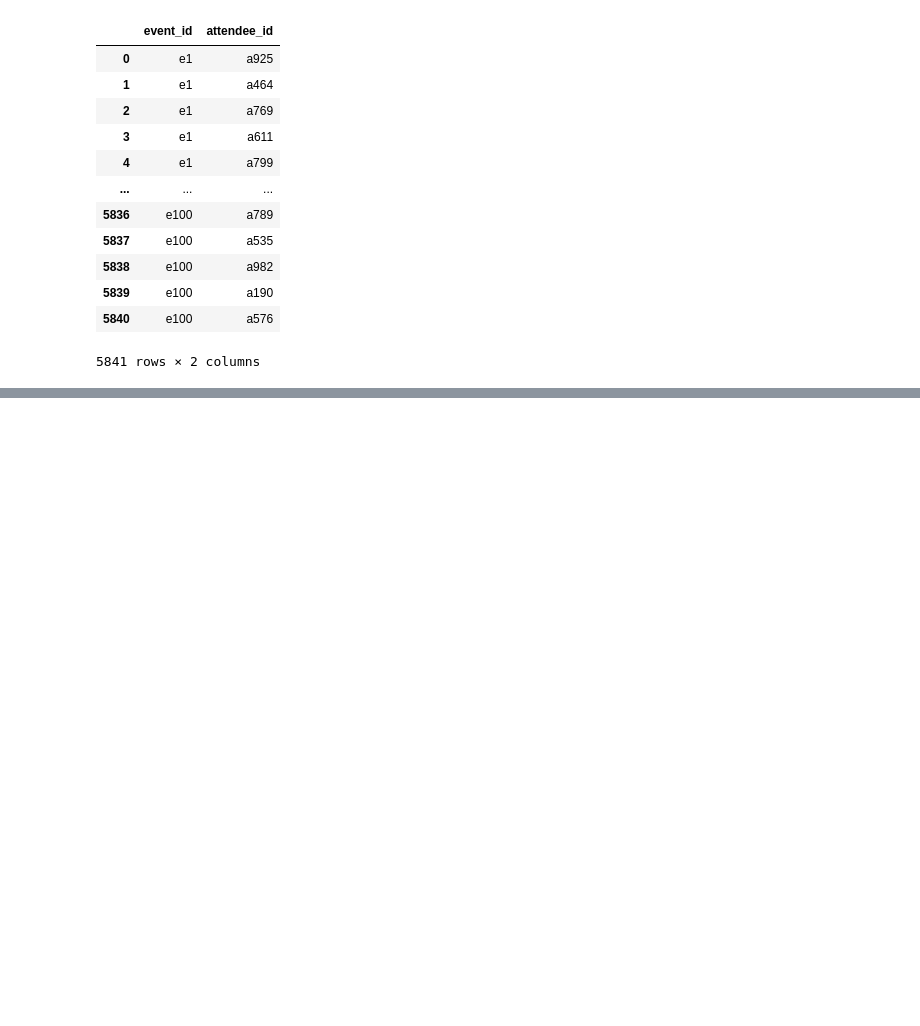
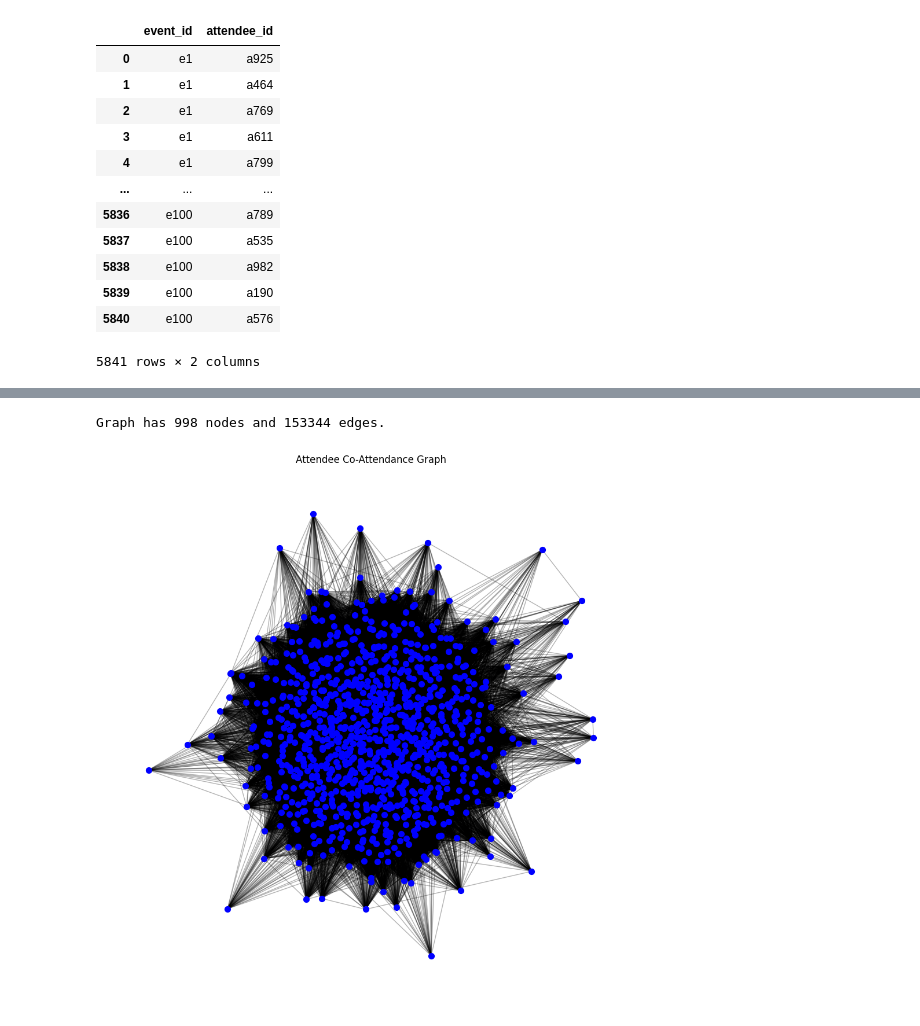
Before and after one commit to wumarc/bagel-hack, a Jupyter notebook: GraphDatabaseCreation.ipynb, the cells around one changed output, grey strips where cells are left out. Cells and saved outputs as stored; diff of their text form; code cells hidden in the pictures; blank space fills up the shorter version.

```diff
--- a/GraphDatabaseCreation.ipynb
+++ b/GraphDatabaseCreation.ipynb
@@ -63,0 +129,54 @@ df
+# %%
+import pandas as pd
+import networkx as nx
+import matplotlib.pyplot as plt
+import itertools
+
+# Load the event-attendee dataset from CSV
+try:
+    df = pd.read_csv('event_attendee_pairs.csv')
+except Exception as e:
+    print("Error reading CSV file:", e)
+    exit(1)
+
+# Create an undirected graph where nodes represent attendees
+G = nx.Graph()
+
+# Group the dataset by event_id to find all attendees for each event
+grouped = df.groupby('event_id')
+
+# For each event, connect every pair of attendees with an edge
+for event, group in grouped:
+    attendees = group['attendee_id'].tolist()
+
+    # Add nodes for each attendee (if not already added)
+    for attendee in attendees:
+        if not G.has_node(attendee):
+            G.add_node(attendee)
+
+    # Create edges between each pair of attendees using combinations
+    for attendee1, attendee2 in itertools.combinations(attendees, 2):
+        if G.has_edge(attendee1, attendee2):
+            # If the edge already exists, increment the weight (number of shared events)
+            G[attendee1][attendee2]['weight'] += 1
+        else:
+            # Add a new edge with an initial weight of 1
+            G.add_edge(attendee1, attendee2, weight=1)
+
+# Print basic information about the graph
+print(f"Graph has {G.number_of_nodes()} nodes and {G.number_of_edges()} edges.")
+
+# Visualize the graph using matplotlib (note: large graphs may be cluttered)
+plt.figure(figsize=(12, 12))
+# Compute layout for better visualization
+pos = nx.spring_layout(G, k=0.15, iterations=20)
+# Draw nodes
+nx.draw_networkx_nodes(G, pos, node_size=50, node_color='blue')
+# Draw edges with transparency
+nx.draw_networkx_edges(G, pos, alpha=0.3)
+plt.title("Attendee Co-Attendance Graph")
+plt.axis('off')  # Hide axes for clarity
+plt.show()
+# %% [output]
+Graph has 998 nodes and 153344 edges.
+[figure, added]
```
Also changed, not shown: parts of 4 cells of this notebook, 1 other file.
